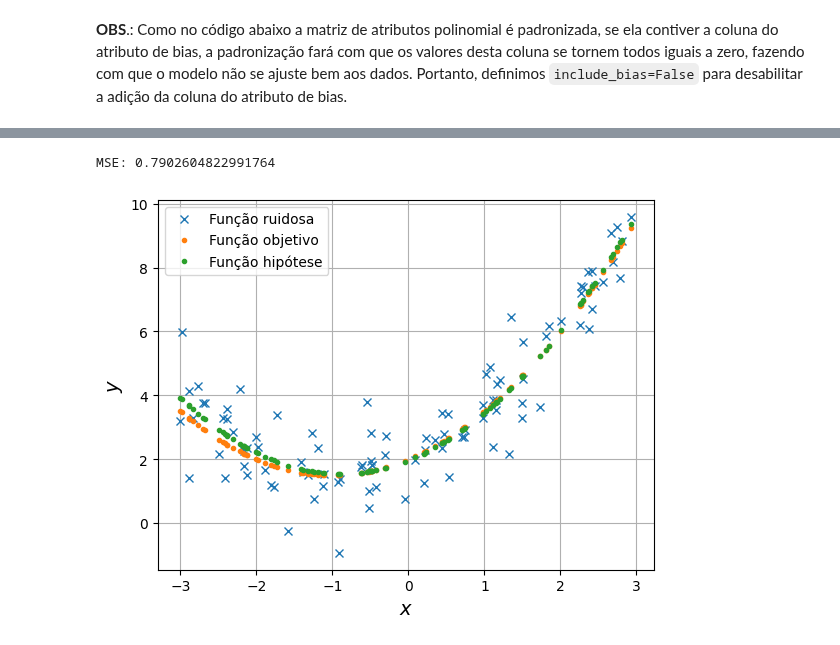
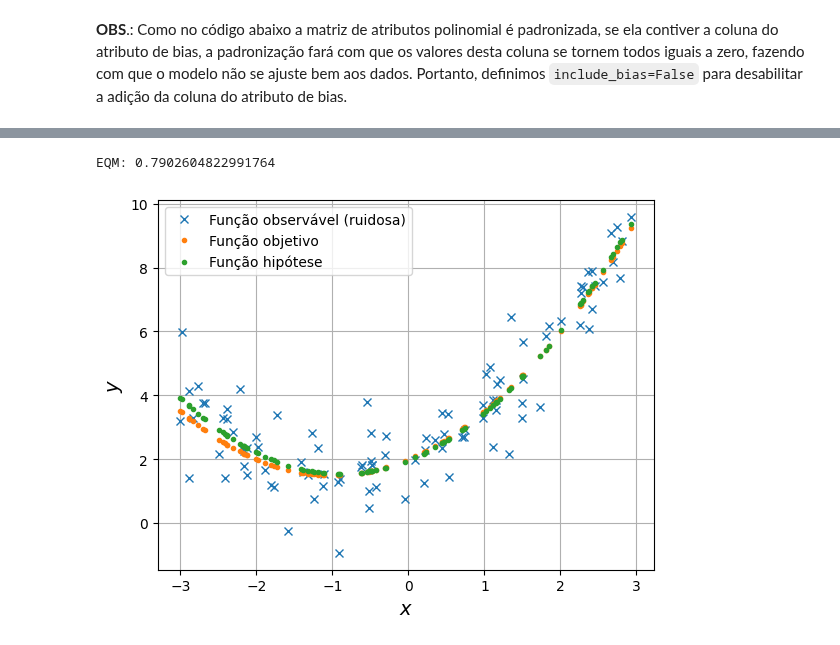
Before and after one commit to zz4fap/t319_aprendizado_de_maquina, a Jupyter notebook: notebooks/regression/validacao_cruzada.ipynb, the cells around one changed output, grey strips where cells are left out. Cells and saved outputs as stored; diff of their text form; code cells hidden in the pictures.

```diff
--- a/notebooks/regression/validacao_cruzada.ipynb
+++ b/notebooks/regression/validacao_cruzada.ipynb
@@ -319,34 +325,34 @@ poly = PolynomialFeatures(degree=2, include_bias=False)
 # Instantiate a scaler.
 scaler = StandardScaler()
 # Instantiate a linear regressor.
 reg = LinearRegression()
 
 # Create a pipeline of actions.
 poly_reg = Pipeline([
     ("poly", poly),
     ("scaler", scaler),
     ("reg", reg),
 ])
 
 # Train the model with the ideal order.
 poly_reg.fit(x, y_noisy)
 
 # Predict using the trained model.
 y_pred = poly_reg.predict(x)
 
 mse = mean_squared_error(y_noisy, y_pred)
-print('MSE:', mse)
+print('EQM:', mse)
 
 # Plot original data versus noisy version and predicted version.
-plt.plot(x, y_noisy, 'x', label='Função ruidosa')
+plt.plot(x, y_noisy, 'x', label='Função observável (ruidosa)')
 plt.plot(x, y, '.', label='Função objetivo')
 plt.plot(x, y_pred, '.', label='Função hipótese')
 plt.xlabel('$x$', fontsize=14)
 plt.ylabel('$y$', fontsize=14)
 plt.legend()
 plt.grid()
 # Show the plot.
 plt.show()
 # %% [output]
-MSE: 0.7902604822991764
+EQM: 0.7902604822991764
-[figure, old version]
+[figure, new version]
```
Also changed, not shown: parts of 14 cells of this notebook, 2 other files.
